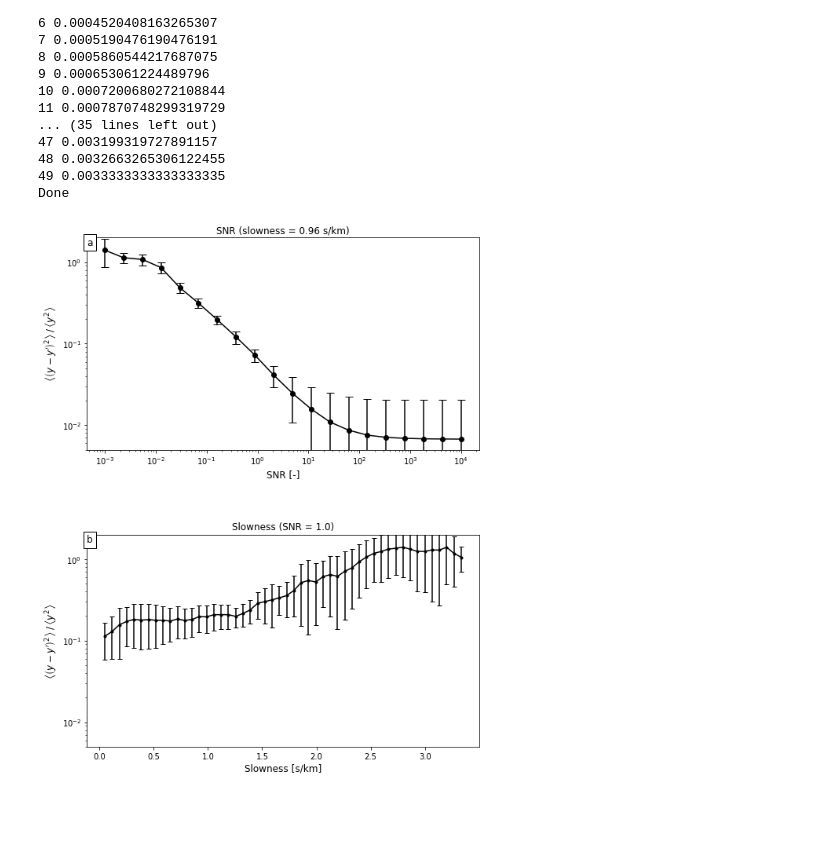
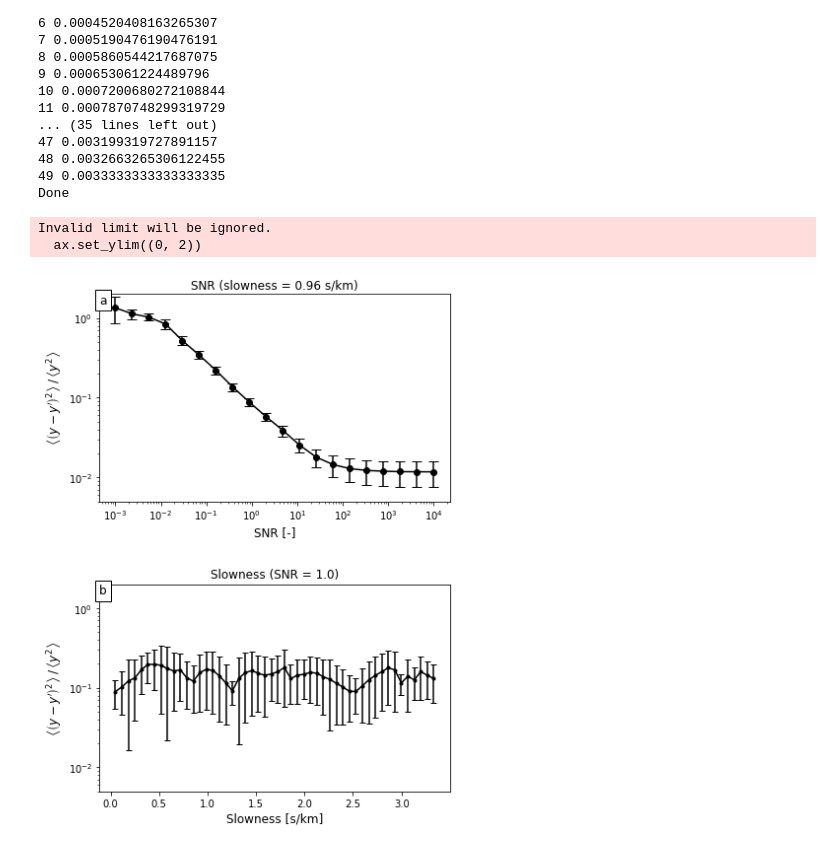
Before and after one commit to maniatisni/iDAS-self-supervised-denoising, a Jupyter notebook: testing-synthetic.ipynb, the cells around one changed output. Drawn from its saved outputs; the diff is of its cells as text; code cells hidden in the pictures; blank space fills up the shorter version.

```diff
--- a/testing-synthetic.ipynb
+++ b/testing-synthetic.ipynb
@@ -53,6 +50,6 @@ num_epochs = 2000
 # %%
 model = DenoisingUNet(input_bands=1, output_classes=1, hidden_channels=hidden_layers)
-state = torch.load('../data/runs/synthetic-run-extended/checkpoint-epoch-2000.pth')
+state = torch.load("models/pretrained_synthetic.pth")
 model.load_state_dict(state['model_state_dict'])
 model.eval();
 # %%
@@ -337,7 +333,6 @@ slownesses = np.linspace(1/20_000, 1/300, N_slowness)
 samples = np.zeros((N_slowness, N_ch, N_t))
 noisy_samples = np.zeros_like(samples)
 recs = np.zeros_like(samples)
-
 # Loop over slownesses
 for i, slowness in enumerate(slownesses):
     print(i, slowness)
@@ -348,8 +343,9 @@ for i, slowness in enumerate(slownesses):
     samples[i] = sample / scale
     noisy_samples[i] = noisy_sample
     # Get J-invariant reconstruction
-    noisy_sample = torch.unsqueeze(torch.Tensor(noisy_sample).squeeze(), 1).reshape((1,1,noisy_sample.shape[0],noisy_sample.shape[1]))
-    recs[i] = model(noisy_sample).detach().numpy()
+    # noisy_sample = torch.unsqueeze(torch.Tensor(noisy_sample).squeeze(), 1).reshape((1,1,noisy_sample.shape[0],noisy_sample.shape[1]))
+    # recs[i] = model(noisy_sample).detach().numpy()
+    recs[i] = reconstruct(model, noisy_sample)
 
 # MSE for each sample and each trace
 MSE_slow = np.mean((samples - recs)**2, axis=-1) / np.mean(samples**2, axis=-1)
@@ -388,7 +384,7 @@ letter_params = {
 
 
 # Draw canvas
-fig, axes = plt.subplots(nrows=2, figsize=(8, 10),sharey=True)
+fig, axes = plt.subplots(nrows=2, figsize=(6, 8),sharey=True)
 
 
 """ Panel a: effect SNR """
@@ -396,34 +392,34 @@ fig, axes = plt.subplots(nrows=2, figsize=(8, 10),sharey=True)
 ax = axes[0]
 
 ax.errorbar(SNRs, MMSE_SNR, yerr=std_MSE_SNR, fmt="o-", capsize=5., c="k")
 
 ax.set_ylim((0.005, 2))
 ax.set_xscale("log")
 ax.set_yscale("log")
 ax.set_xlabel("SNR [-]", fontsize=font)
 ax.set_ylabel(r"$\left< \left( y - y' \right)^2 \right> \, / \, \left< y^2 \right>$", fontsize=font)
 ax.set_title("SNR (slowness = 0.96 s/km)", fontsize=font)
 ax.text(x=0.0, y=1.0, transform=ax.transAxes, s="a", **letter_params)
 
 
 """ Panel b: effect slowness """
 
 ax = axes[1]
 
 ax.errorbar(1e3 * slownesses, MMSE_slow, yerr=std_MSE_slow, fmt="o-", capsize=3., c="k", ms=3)
 
 ax.set_ylabel(r"$\left< \left( y - y' \right)^2 \right> \, / \, \left< y^2 \right>$", fontsize=font)
 ax.set_xlabel("Slowness [s/km]", fontsize=font)
 ax.set_yscale("log")
-# ax.set_ylim((0, 2))
+ax.set_ylim((0, 2))
 ax.set_title("Slowness (SNR = 1.0)", fontsize=font)
 ax.text(x=0.0, y=1.0, transform=ax.transAxes, s="b", **letter_params)
 
 
 plt.tight_layout()
 plt.subplots_adjust(hspace=0.4)
-
-# plt.savefig("figures/synthetics_SNR_slowness.pdf")
 plt.show()
 # %% [output]
+Invalid limit will be ignored.
+  ax.set_ylim((0, 2))
-[figure, old version]
+[figure, new version]
```
Also changed, not shown: parts of 2 cells of this notebook, 1 other file.
